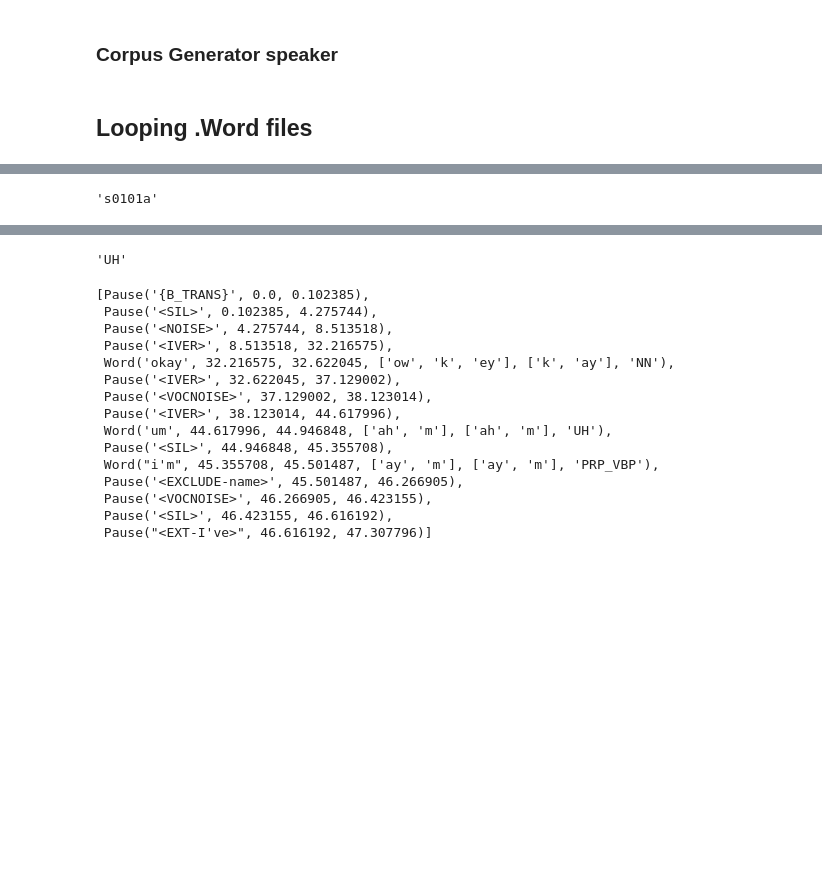
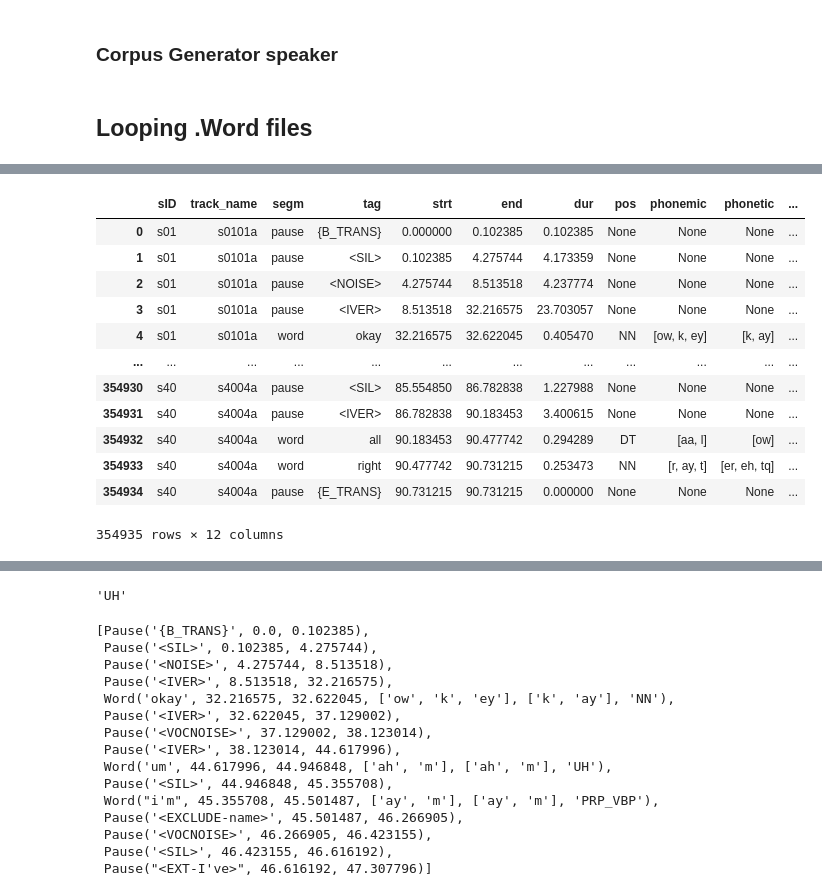
Before and after one commit to fredy-rojas/07_FR_phone, a Jupyter notebook: notebooks/01_data_expl/01_buckeyes/FR01_Buckeye_exploration.ipynb, the cells around one changed output, grey strips where cells are left out. Drawn from its saved outputs; the diff is of its cells as text; code cells hidden in the pictures; blank space fills up the shorter version.

```diff
--- a/notebooks/01_data_expl/01_buckeyes/FR01_Buckeye_exploration.ipynb
+++ b/notebooks/01_data_expl/01_buckeyes/FR01_Buckeye_exploration.ipynb
@@ -125,7 +125,7 @@ def w_att(w):
         pos       = w.pos # part of speech (noun, adjective, verb, etc)
         phonemic  = w.phonemic
         phonetic  = w.phonetic
-        phone_t   = [(p.seg, p.beg, p.end) for p in w.phones]
+        phone_t   = [(p.seg, p.beg, p.end, p.dur) for p in w.phones]
         misalgd   = w.misaligned
 
 
@@ -142,7 +142,7 @@ def w_att(w):
         pos       = None
         phonemic  = None
         phonetic  = None
-        phone_t   = [(p.seg, p.beg, p.end) for p in w.phones] # it seems to show seg start/end times
+        phone_t   = [(p.seg, p.beg, p.end, p.dur) for p in w.phones] # it seems to show seg start/end times
 
         misalgd   = w.misaligned
 
@@ -430,8 +467,8 @@ track.txt[1]
 ### Wav
 # %%
 %%time
-fpath = os.path.join(cfg.ROOT_RAW_BUKEYES, "data",
-                     "Speaker 01",
+fpath = os.path.join(cfg.ROOT_RAW_BUKEYES, "speakers",
+                     # "Speaker 01",
                      "s01.zip",
                     )
 
@@ -537,5 +592,18 @@ Wall time: 3.73 s
 # %%
-track.name
+df_word_level = pd.concat(word_level_df_lst, ignore_index=True)
+df_word_level
 # %% [output]
+|  | sID | track_name | segm | tag | strt | end | dur | pos | phonemic | phonetic | ... |
+| 0 | s01 | s0101a | pause | {B_TRANS} | 0.000000 | 0.102385 | 0.102385 | None | None | None | ... |
+| 1 | s01 | s0101a | pause | <SIL> | 0.102385 | 4.275744 | 4.173359 | None | None | None | ... |
+| 2 | s01 | s0101a | pause | <NOISE> | 4.275744 | 8.513518 | 4.237774 | None | None | None | ... |
+| 3 | s01 | s0101a | pause | <IVER> | 8.513518 | 32.216575 | 23.703057 | None | None | None | ... |
+| 4 | s01 | s0101a | word | okay | 32.216575 | 32.622045 | 0.405470 | NN | [ow, k, ey] | [k, ay] | ... |
+| ... | ... | ... | ... | ... | ... | ... | ... | ... | ... | ... | ... |
+| 354930 | s40 | s4004a | pause | <SIL> | 85.554850 | 86.782838 | 1.227988 | None | None | None | ... |
+| 354931 | s40 | s4004a | pause | <IVER> | 86.782838 | 90.183453 | 3.400615 | None | None | None | ... |
+| 354932 | s40 | s4004a | word | all | 90.183453 | 90.477742 | 0.294289 | DT | [aa, l] | [ow] | ... |
+| 354933 | s40 | s4004a | word | right | 90.477742 | 90.731215 | 0.253473 | NN | [r, ay, t] | [er, eh, tq] | ... |
+| 354934 | s40 | s4004a | pause | {E_TRANS} | 90.731215 | 90.731215 | 0.000000 | None | None | None | ... |
-'s0101a'
+354935 rows × 12 columns
 # %%
```
Also changed, not shown: parts of 8 cells of this notebook.
